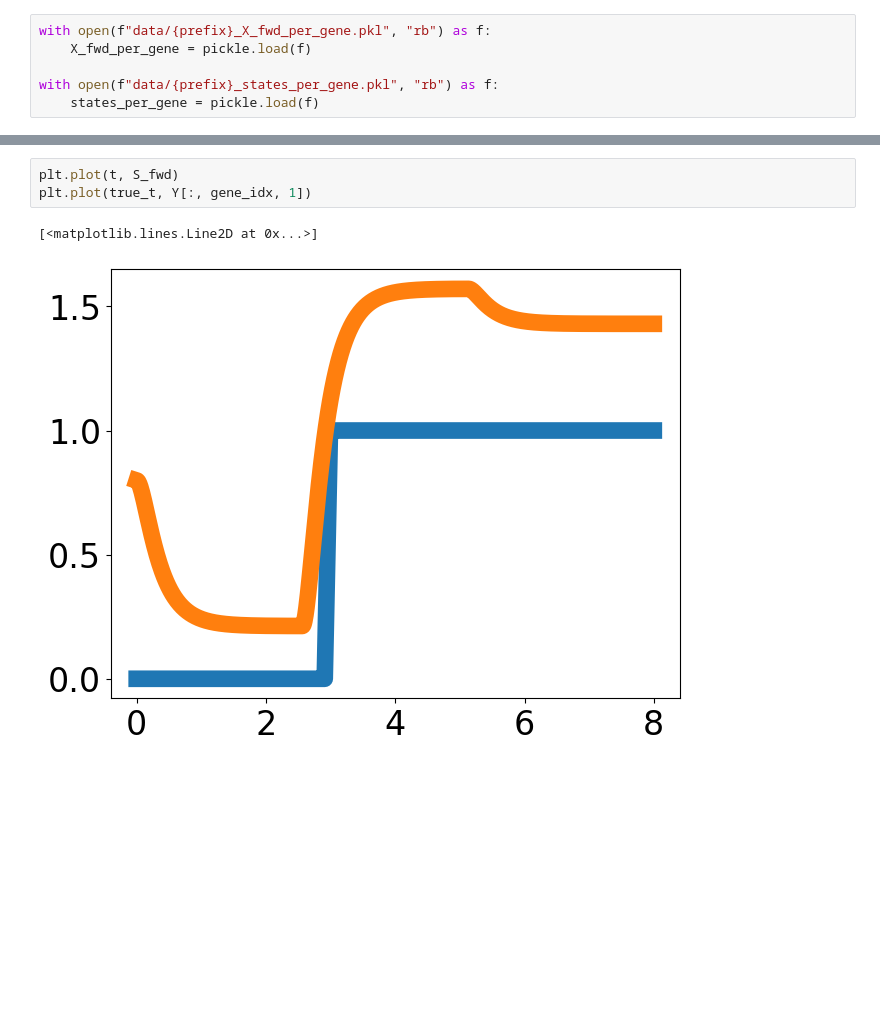
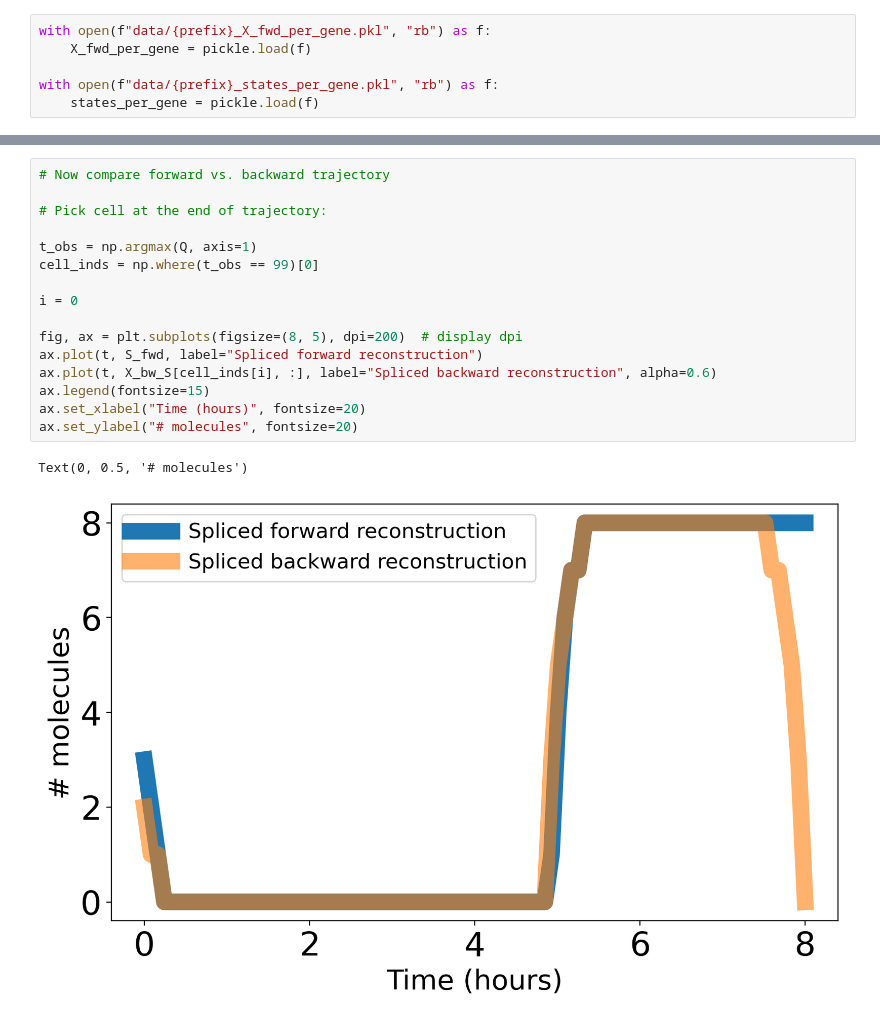
Before and after one commit to reliscu/chronocell_janssens_2025_preprint, a Jupyter notebook: 05_reconstruct_RNA_history.ipynb, the cells around one changed output, grey strips where cells are left out. Saved outputs shown, nothing was run; the diff lists cells and outputs as text; blank space fills up the shorter version.

```diff
--- a/05_reconstruct_RNA_history.ipynb
+++ b/05_reconstruct_RNA_history.ipynb
@@ -343,7 +400,20 @@ plt.plot(true_t, Y[:, gene_idx, 0])
-# %%
-plt.plot(t, S_fwd)
-plt.plot(true_t, Y[:, gene_idx, 1])
-# %% [output]
-[<matplotlib.lines.Line2D at 0x...>]
-[figure, removed]
+# %%
+# Now compare forward vs. backward trajectory
+
+# Pick cell at the end of trajectory:
+
+t_obs = np.argmax(Q, axis=1)
+cell_inds = np.where(t_obs == 99)[0]
+
+i = 0
+
+fig, ax = plt.subplots(figsize=(8, 5), dpi=200)  # display dpi
+ax.plot(t, S_fwd, label="Spliced forward reconstruction")
+ax.plot(t, X_bw_S[cell_inds[i], :], label="Spliced backward reconstruction", alpha=0.6)
+ax.legend(fontsize=15)
+ax.set_xlabel("Time (hours)", fontsize=20)
+ax.set_ylabel("# molecules", fontsize=20)
+# %% [output]
+Text(0, 0.5, '# molecules')
+[figure, added]
 # %%
```
Also changed, not shown: parts of 17 cells of this notebook, 3 other files.
